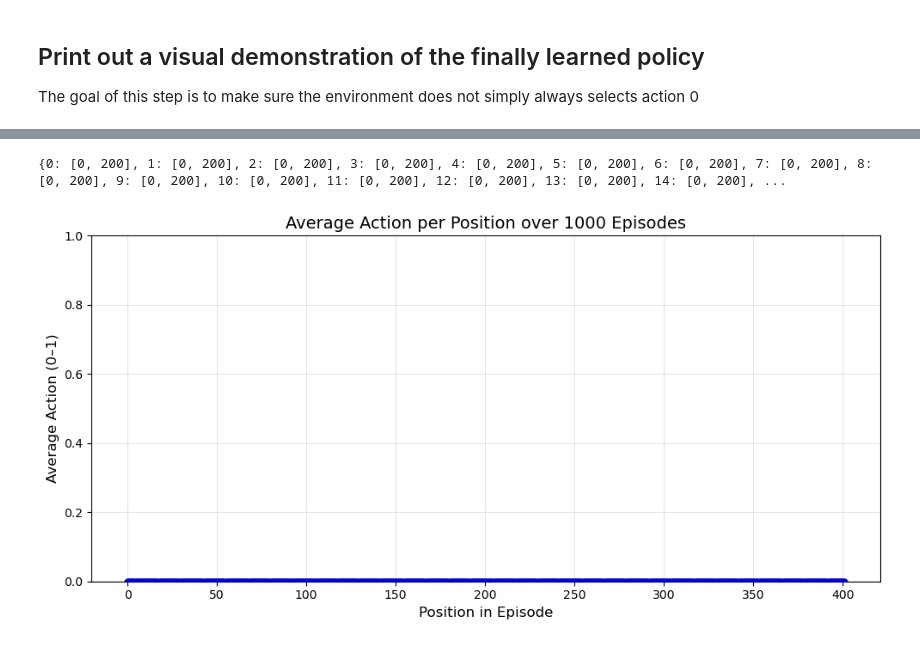
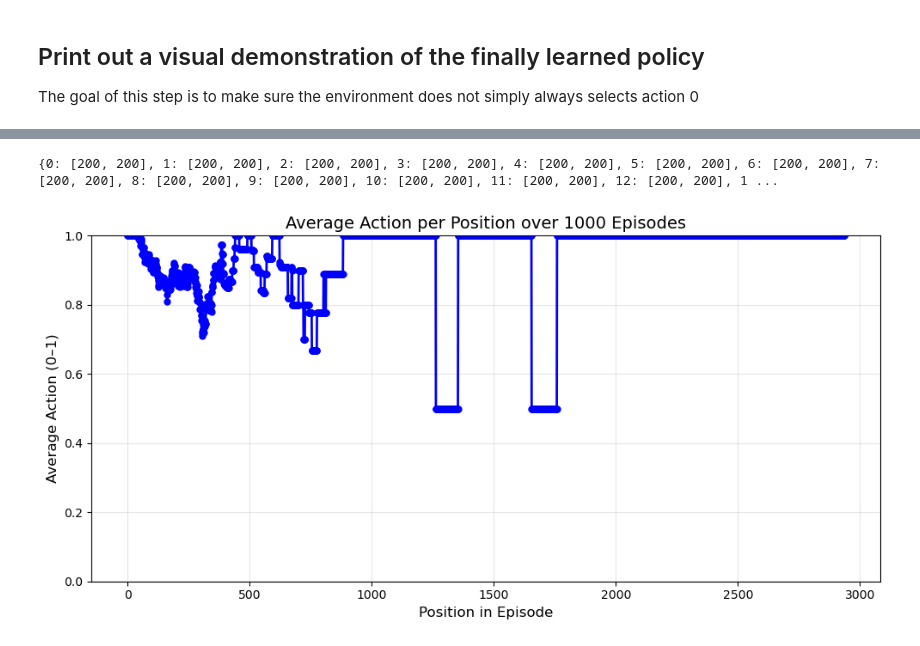
Before and after one commit to Janne-ro/learning-when-to-help, a Jupyter notebook: rl_agent/rl_agent.ipynb, the cells around one changed output, grey strips where cells are left out. Saved outputs shown, nothing was run; the diff lists cells and outputs as text; code cells hidden in the pictures.

Commit message:
Finally fix the bug YEYYYY!!!!!

```diff
--- a/rl_agent/rl_agent.ipynb
+++ b/rl_agent/rl_agent.ipynb
@@ -32,3 +50,8 @@ register(
 env = gym.make("MyEnv-v0")
 check_env(env)        #recommended by stable-baselines3 for custom envs
 env = Monitor(env)    #logs rewards, episode lengths, etc.
+# %%
+env.reset()
+for _ in range(100):
+    print(env.step(0))
+print(env.step(1))
@@ -38,9 +79,35 @@ env = Monitor(env)    #logs rewards, episode lengths, etc.
 model = PPO(
     policy="MlpPolicy",
     env=env,
+    gamma=0.9,                  #no discounting
     verbose=1,
+    ent_coef=0.05 ,            #encourage exploration
     tensorboard_log="./ppo_logs/",   # tensorboard --logdir ppo_logs
 )
+
+""" from stable_baselines3 import A2C
+
+model = A2C(
+    policy="MlpPolicy",
+    env=env,
+    gamma=0.9,
+    ent_coef=0.05,          # exploration bonus
+    verbose=1,
+    tensorboard_log="./ppo_logs/"
+) """
+"""
+from stable_baselines3 import DQN
+
+model = DQN(
+    "MlpPolicy",
+    env,
+    learning_rate=1e-4,
+    buffer_size=50000,
+    exploration_fraction=0.3,
+    exploration_final_eps=0.02,
+    batch_size=64,
+    verbose=1,
+) """
 # %% [output]
 Using cpu device
 Wrapping the env in a DummyVecEnv.
@@ -49,6 +117,6 @@ Wrapping the env in a DummyVecEnv.
 # %%
 #!tensorboard --logdir ppo_logs --port 6006
 # %%
-TIMESTEPS = 1_000_000
+TIMESTEPS = 100_000
 model.learn(total_timesteps=TIMESTEPS)
 # %% [output]
@@ -94,37 +230,35 @@ for ep in tqdm(range(num_episodes), desc="Running episodes"):
     done = False
 
     while not done:
-        action, _ = model.predict(obs, deterministic=False) #works for deterministic = false
+        action, _ = model.predict(obs, deterministic=True) #works for deterministic = false
         action = int(np.squeeze(action)) #ensure it's 0 or 1
         actions.append(action)
         obs, reward, terminated, truncated, info = env.step(action)
-        if action == 1:
-            print("AAAA")
         done = terminated or truncated
 
     update_position_sums(action_means_dict, actions)
 
 print(action_means_dict)
 
 # Calculate and print average actions per position
 average_actions = {pos: action_means_dict[pos][0] / action_means_dict[pos][1] for pos in action_means_dict}
 
 # Sort positions to plot them in order
 positions = sorted(average_actions.keys())
 means = [average_actions[pos] for pos in positions]
 
 plt.figure(figsize=(10,5))
 plt.plot(positions, means, marker='o', linestyle='-', linewidth=2, markersize=5, color='blue')
 plt.ylim(0, 1)  # actions are binary, so mean is between 0 and 1
 plt.xlabel("Position in Episode", fontsize=12)
 #plt.ylim(0,0.001)
 plt.ylabel("Average Action (0–1)", fontsize=12)
 plt.title("Average Action per Position over 1000 Episodes", fontsize=14)
 plt.grid(alpha=0.3)
 plt.tight_layout()
 plt.show()
 
 env.close()
 # %% [output]
-{0: [0, 200], 1: [0, 200], 2: [0, 200], 3: [0, 200], 4: [0, 200], 5: [0, 200], 6: [0, 200], 7: [0, 200], 8: [0, 200], 9: [0, 200], 10: [0, 200], 11: [0, 200], 12: [0, 200], 13: [0, 200], 14: [0, 200], ...
+{0: [200, 200], 1: [200, 200], 2: [200, 200], 3: [200, 200], 4: [200, 200], 5: [200, 200], 6: [200, 200], 7: [200, 200], 8: [200, 200], 9: [200, 200], 10: [200, 200], 11: [200, 200], 12: [200, 200], 1 ...
-[figure, old version]
+[figure, new version]
```
Also changed, not shown: parts of 5 cells of this notebook, 4 other files.
